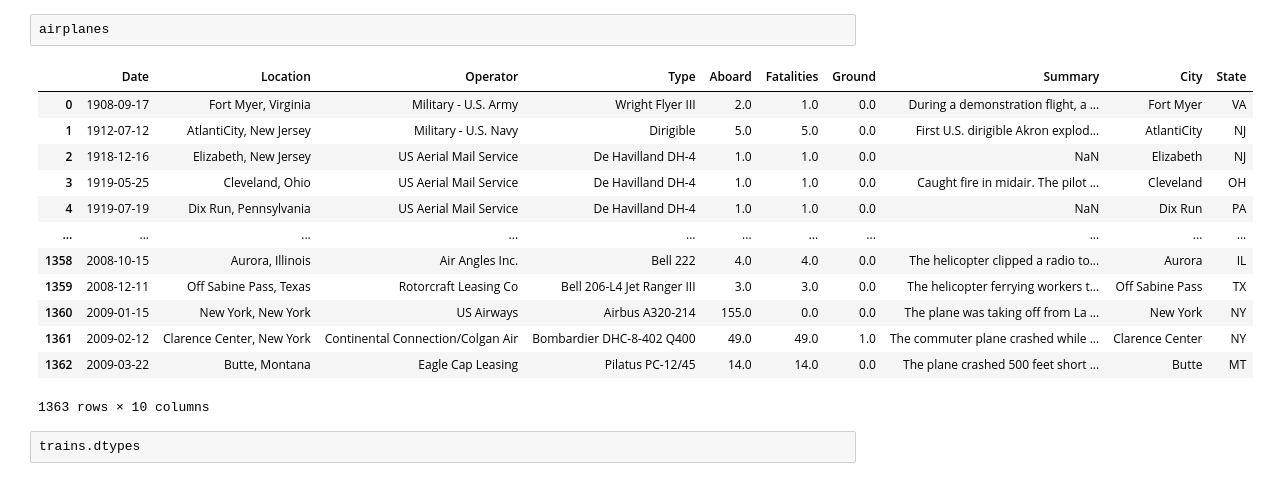
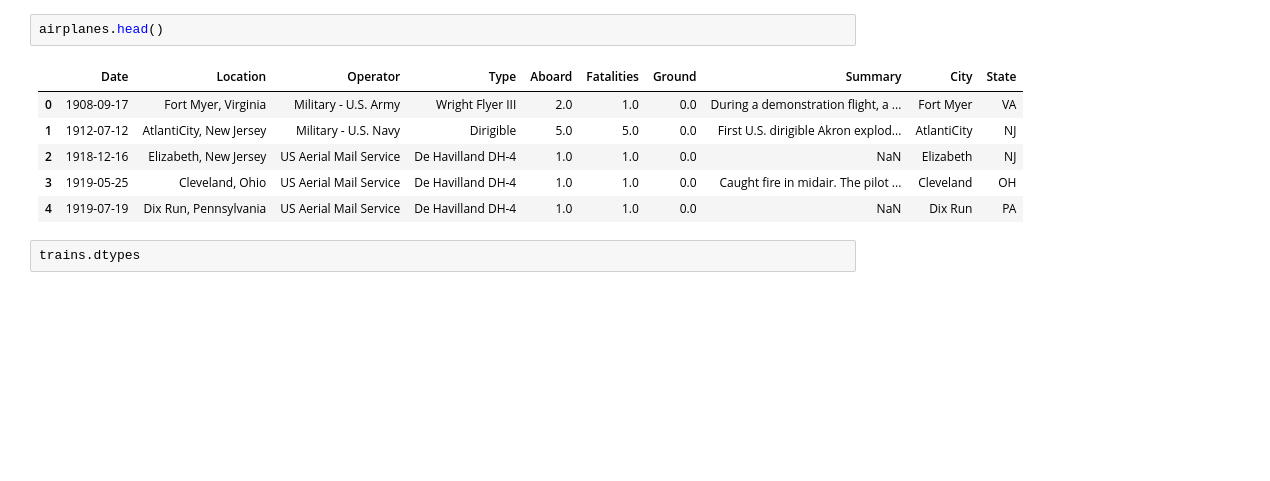
Before and after one commit to Sangeetha-238/Accident_Analysis, a Jupyter notebook: code/line_chart.ipynb, the cells around one changed output. Drawn from its saved outputs; the diff is of its cells as text; blank space fills up the shorter version.

```diff
--- a/code/line_chart.ipynb
+++ b/code/line_chart.ipynb
@@ -24,19 +19,12 @@ trains
 # %%
-airplanes
+airplanes.head()
 # %% [output]
 |  | Date | Location | Operator | Type | Aboard | Fatalities | Ground | Summary | City | State |
 | 0 | 1908-09-17 | Fort Myer, Virginia | Military - U.S. Army | Wright Flyer III | 2.0 | 1.0 | 0.0 | During a demonstration flight, a ... | Fort Myer | VA |
 | 1 | 1912-07-12 | AtlantiCity, New Jersey | Military - U.S. Navy | Dirigible | 5.0 | 5.0 | 0.0 | First U.S. dirigible Akron explod... | AtlantiCity | NJ |
 | 2 | 1918-12-16 | Elizabeth, New Jersey | US Aerial Mail Service | De Havilland DH-4 | 1.0 | 1.0 | 0.0 | NaN | Elizabeth | NJ |
 | 3 | 1919-05-25 | Cleveland, Ohio | US Aerial Mail Service | De Havilland DH-4 | 1.0 | 1.0 | 0.0 | Caught fire in midair. The pilot ... | Cleveland | OH |
 | 4 | 1919-07-19 | Dix Run, Pennsylvania | US Aerial Mail Service | De Havilland DH-4 | 1.0 | 1.0 | 0.0 | NaN | Dix Run | PA |
-| ... | ... | ... | ... | ... | ... | ... | ... | ... | ... | ... |
-| 1358 | 2008-10-15 | Aurora, Illinois | Air Angles Inc. | Bell 222 | 4.0 | 4.0 | 0.0 | The helicopter clipped a radio to... | Aurora | IL |
-| 1359 | 2008-12-11 | Off Sabine Pass, Texas | Rotorcraft Leasing Co | Bell 206-L4 Jet Ranger III | 3.0 | 3.0 | 0.0 | The helicopter ferrying workers t... | Off Sabine Pass | TX |
-| 1360 | 2009-01-15 | New York, New York | US Airways | Airbus A320-214 | 155.0 | 0.0 | 0.0 | The plane was taking off from La ... | New York | NY |
-| 1361 | 2009-02-12 | Clarence Center, New York | Continental Connection/Colgan Air | Bombardier DHC-8-402 Q400 | 49.0 | 49.0 | 1.0 | The commuter plane crashed while ... | Clarence Center | NY |
-| 1362 | 2009-03-22 | Butte, Montana | Eagle Cap Leasing | Pilatus PC-12/45 | 14.0 | 14.0 | 0.0 | The plane crashed 500 feet short ... | Butte | MT |
-1363 rows × 10 columns
 # %%
 trains.dtypes
 # %% [output]
```
Also changed, not shown: parts of 5 cells of this notebook, 2 other files.
